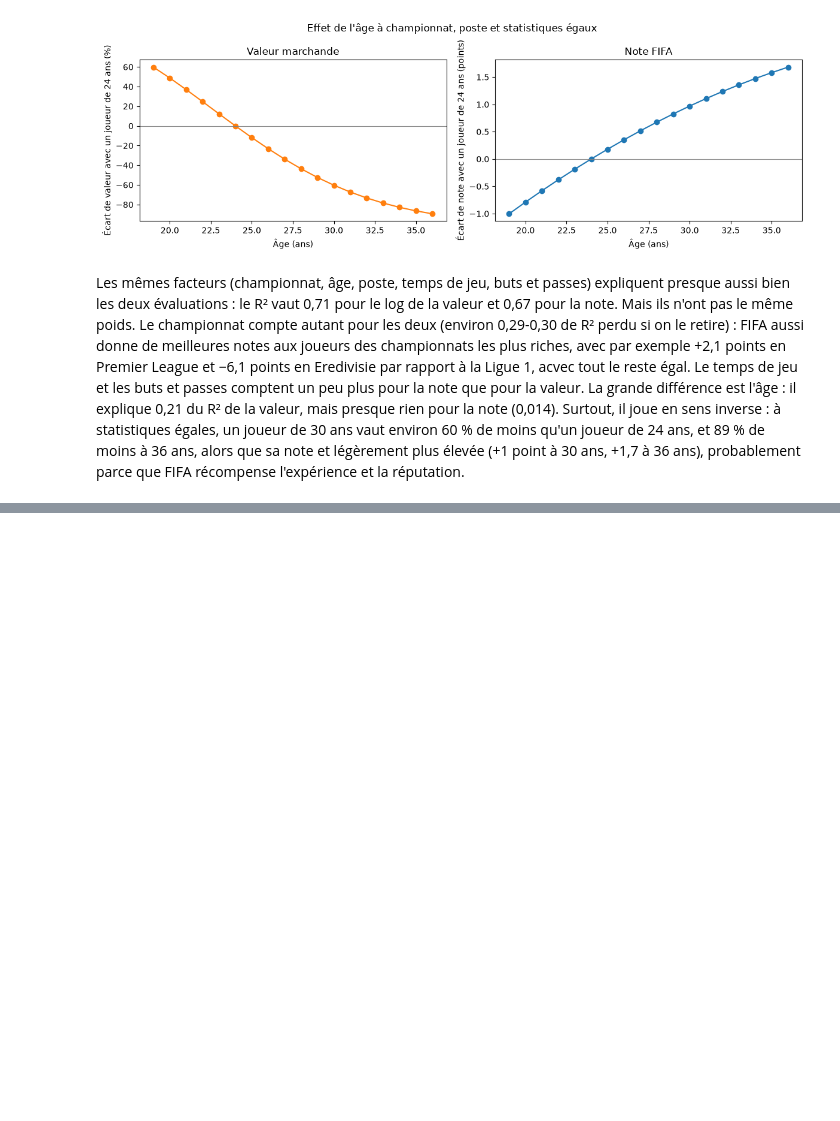
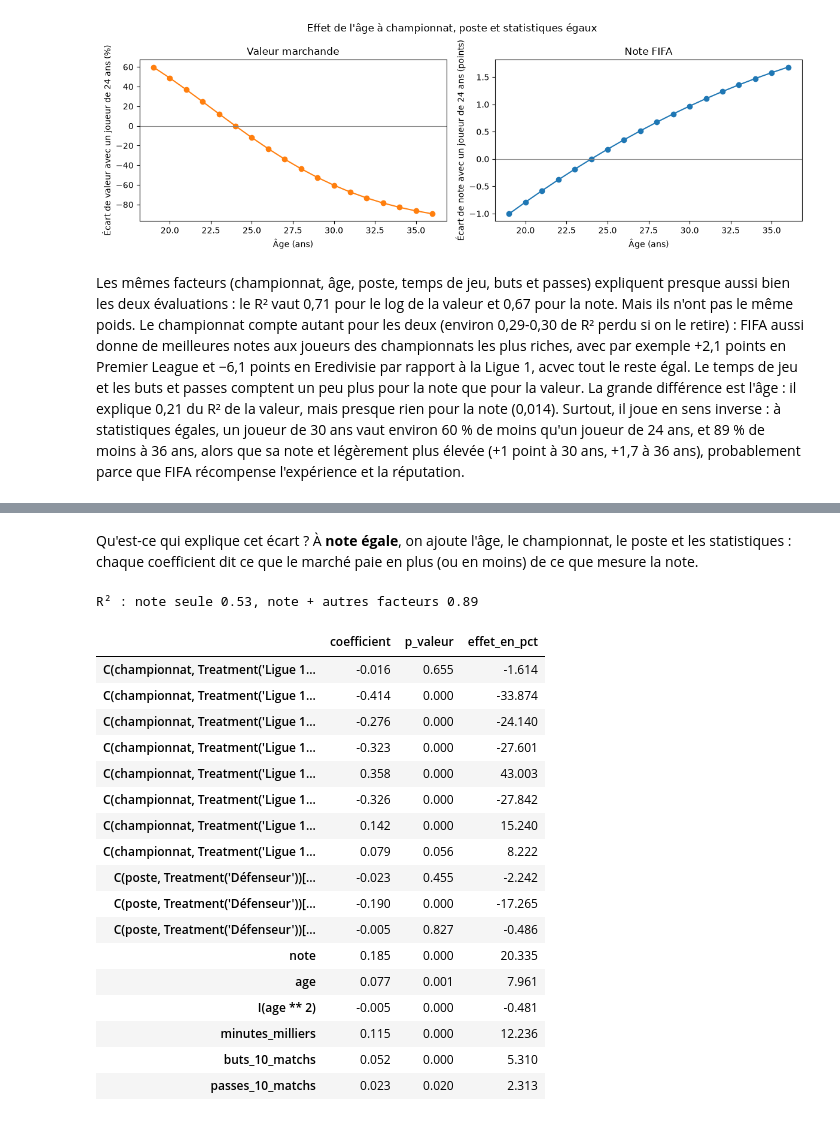
Before and after one commit to Iseo-sort/projet_python_football, a Jupyter notebook: notebooks/analyse_fifa.ipynb, the cells around one changed output, grey strips where cells are left out. Saved outputs shown, nothing was run; the diff lists cells and outputs as text; code cells hidden in the pictures; blank space fills up the shorter version.

```diff
--- a/notebooks/analyse_fifa.ipynb
+++ b/notebooks/analyse_fifa.ipynb
@@ -345,0 +425,29 @@ Les mêmes facteurs (championnat, âge, poste, temps de jeu, buts et passes) exp
+# %% [markdown]
+Qu'est-ce qui explique cet écart ? À **note égale**, on ajoute l'âge, le championnat,
+le poste et les statistiques : chaque coefficient dit ce que le marché paie en plus (ou en
+moins) de ce que mesure la note.
+# %%
+modele_ecart = smf.ols(f"log_valeur ~ note + {formule}", data=joueurs_notes).fit()
+print(f"R² : note seule {modele_note.rsquared:.2f}, note + autres facteurs "
+      f"{modele_ecart.rsquared:.2f}")
+tableau_coefficients(modele_ecart)
+# %% [output]
+R² : note seule 0.53, note + autres facteurs 0.89
+|  | coefficient | p_valeur | effet_en_pct |
+| C(championnat, Treatment('Ligue 1... | -0.016 | 0.655 | -1.614 |
+| C(championnat, Treatment('Ligue 1... | -0.414 | 0.000 | -33.874 |
+| C(championnat, Treatment('Ligue 1... | -0.276 | 0.000 | -24.140 |
+| C(championnat, Treatment('Ligue 1... | -0.323 | 0.000 | -27.601 |
+| C(championnat, Treatment('Ligue 1... | 0.358 | 0.000 | 43.003 |
+| C(championnat, Treatment('Ligue 1... | -0.326 | 0.000 | -27.842 |
+| C(championnat, Treatment('Ligue 1... | 0.142 | 0.000 | 15.240 |
+| C(championnat, Treatment('Ligue 1... | 0.079 | 0.056 | 8.222 |
+| C(poste, Treatment('Défenseur'))[... | -0.023 | 0.455 | -2.242 |
+| C(poste, Treatment('Défenseur'))[... | -0.190 | 0.000 | -17.265 |
+| C(poste, Treatment('Défenseur'))[... | -0.005 | 0.827 | -0.486 |
+| note | 0.185 | 0.000 | 20.335 |
+| age | 0.077 | 0.001 | 7.961 |
+| I(age ** 2) | -0.005 | 0.000 | -0.481 |
+| minutes_milliers | 0.115 | 0.000 | 12.236 |
+| buts_10_matchs | 0.052 | 0.000 | 5.310 |
+| passes_10_matchs | 0.023 | 0.020 | 2.313 |
```
Also changed, not shown: parts of 7 cells of this notebook.
